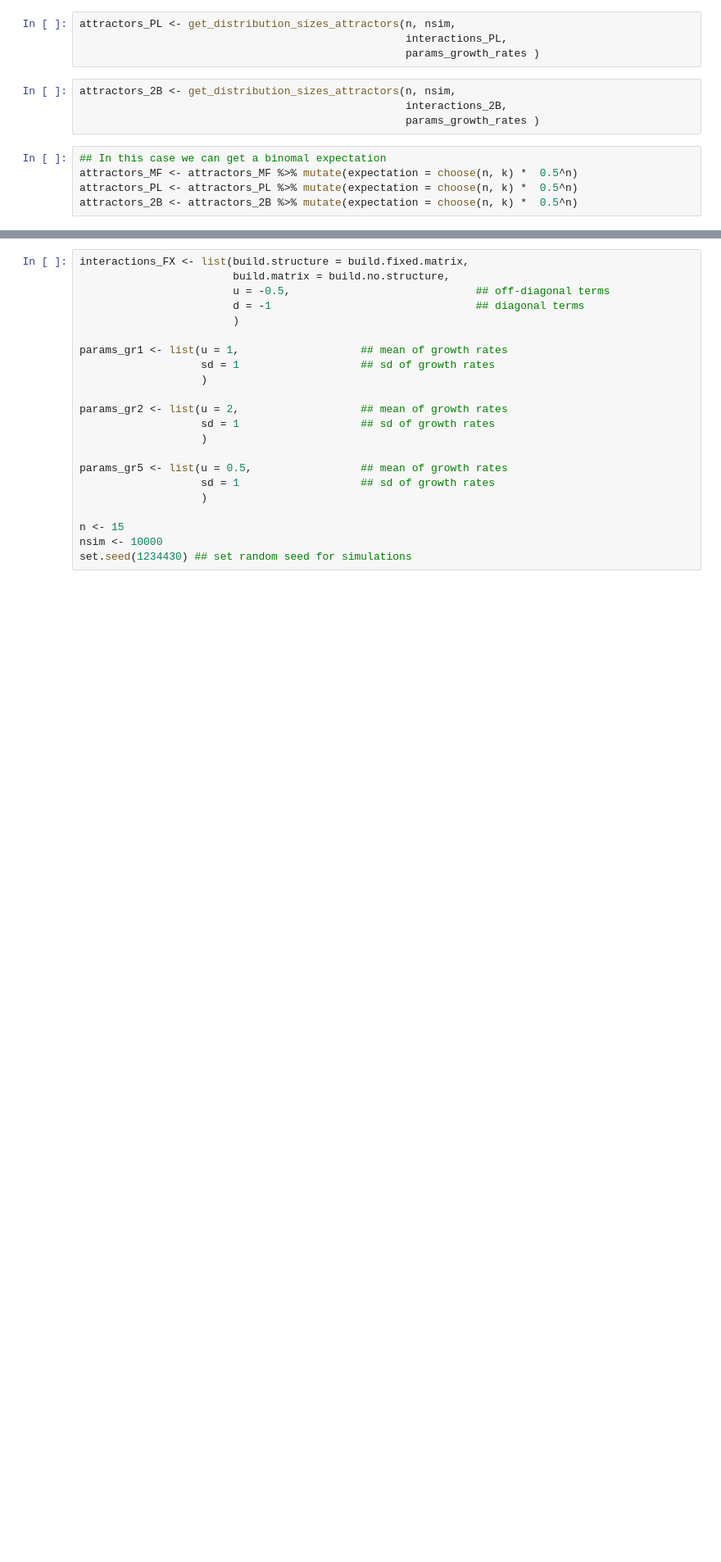
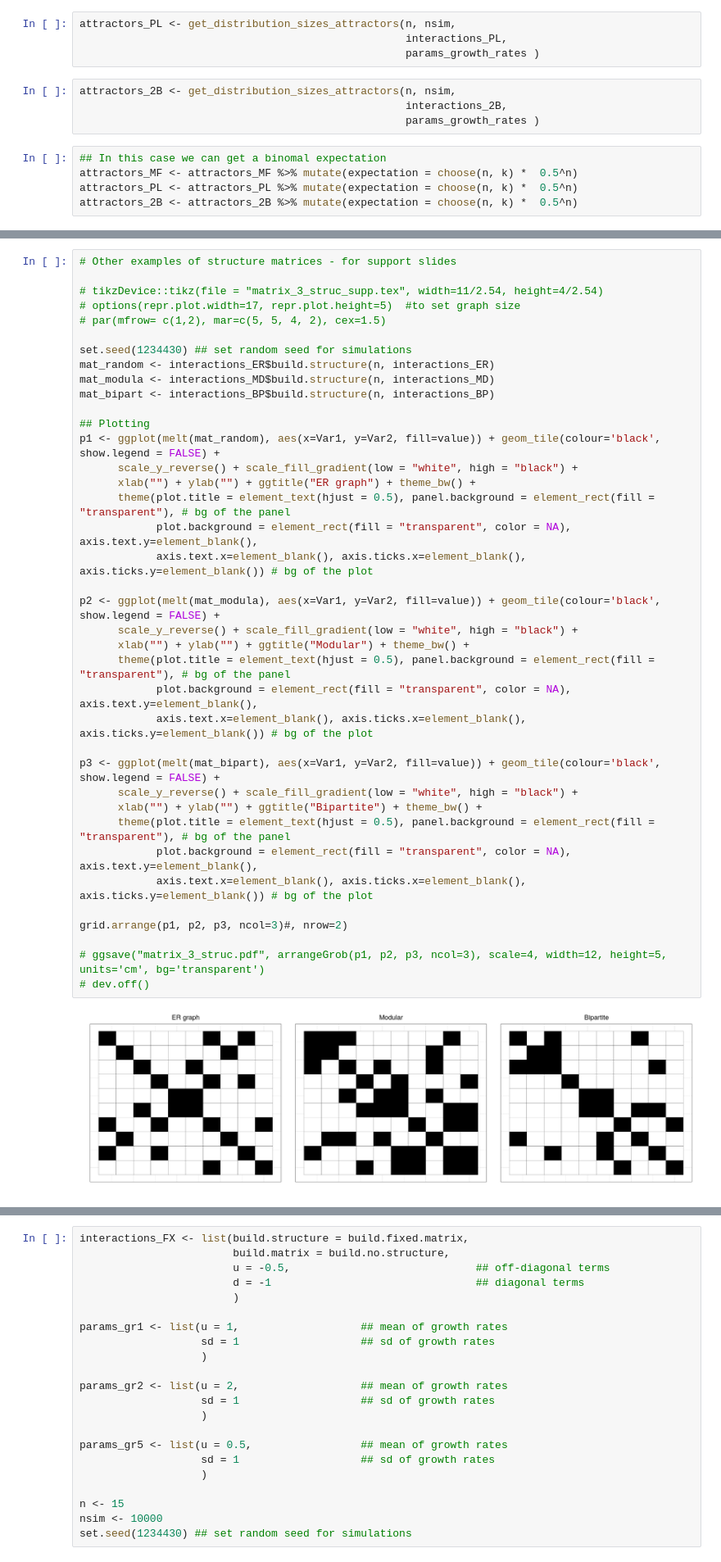
Before and after one commit to SBea13/QLS, a Jupyter notebook: Simulations/simulations_and_graphs.ipynb, the cells around one changed output, grey strips where cells are left out. Shown at 82% size. Cells and saved outputs as stored; diff of their text form; blank space fills up the shorter version.

```diff
--- a/Simulations/simulations_and_graphs.ipynb
+++ b/Simulations/simulations_and_graphs.ipynb
@@ -783,0 +592,40 @@ ggplot(qstars.plot, aes(x=Var2, y=Var1, fill=mode)) + #, aes(x=qstar, y=gammas,
+# %%
+# Other examples of structure matrices - for support slides
+
+# tikzDevice::tikz(file = "matrix_3_struc_supp.tex", width=11/2.54, height=4/2.54)
+# options(repr.plot.width=17, repr.plot.height=5)  #to set graph size
+# par(mfrow= c(1,2), mar=c(5, 5, 4, 2), cex=1.5)
+
+set.seed(1234430) ## set random seed for simulations
+mat_random <- interactions_ER$build.structure(n, interactions_ER)
+mat_modula <- interactions_MD$build.structure(n, interactions_MD)
+mat_bipart <- interactions_BP$build.structure(n, interactions_BP)
+
+## Plotting
+p1 <- ggplot(melt(mat_random), aes(x=Var1, y=Var2, fill=value)) + geom_tile(colour='black', show.legend = FALSE) +
+      scale_y_reverse() + scale_fill_gradient(low = "white", high = "black") +
+      xlab("") + ylab("") + ggtitle("ER graph") + theme_bw() +
+      theme(plot.title = element_text(hjust = 0.5), panel.background = element_rect(fill = "transparent"), # bg of the panel
+            plot.background = element_rect(fill = "transparent", color = NA), axis.text.y=element_blank(),
+            axis.text.x=element_blank(), axis.ticks.x=element_blank(), axis.ticks.y=element_blank()) # bg of the plot
+
+p2 <- ggplot(melt(mat_modula), aes(x=Var1, y=Var2, fill=value)) + geom_tile(colour='black', show.legend = FALSE) +
+      scale_y_reverse() + scale_fill_gradient(low = "white", high = "black") +
+      xlab("") + ylab("") + ggtitle("Modular") + theme_bw() +
+      theme(plot.title = element_text(hjust = 0.5), panel.background = element_rect(fill = "transparent"), # bg of the panel
+            plot.background = element_rect(fill = "transparent", color = NA), axis.text.y=element_blank(),
+            axis.text.x=element_blank(), axis.ticks.x=element_blank(), axis.ticks.y=element_blank()) # bg of the plot
+
+p3 <- ggplot(melt(mat_bipart), aes(x=Var1, y=Var2, fill=value)) + geom_tile(colour='black', show.legend = FALSE) +
+      scale_y_reverse() + scale_fill_gradient(low = "white", high = "black") +
+      xlab("") + ylab("") + ggtitle("Bipartite") + theme_bw() +
+      theme(plot.title = element_text(hjust = 0.5), panel.background = element_rect(fill = "transparent"), # bg of the panel
+            plot.background = element_rect(fill = "transparent", color = NA), axis.text.y=element_blank(),
+            axis.text.x=element_blank(), axis.ticks.x=element_blank(), axis.ticks.y=element_blank()) # bg of the plot
+
+grid.arrange(p1, p2, p3, ncol=3)#, nrow=2)
+
+# ggsave("matrix_3_struc.pdf", arrangeGrob(p1, p2, p3, ncol=3), scale=4, width=12, height=5, units='cm', bg='transparent')
+# dev.off()
+# %% [output]
+[figure, added]
```
Also changed, not shown: parts of 59 cells of this notebook.
